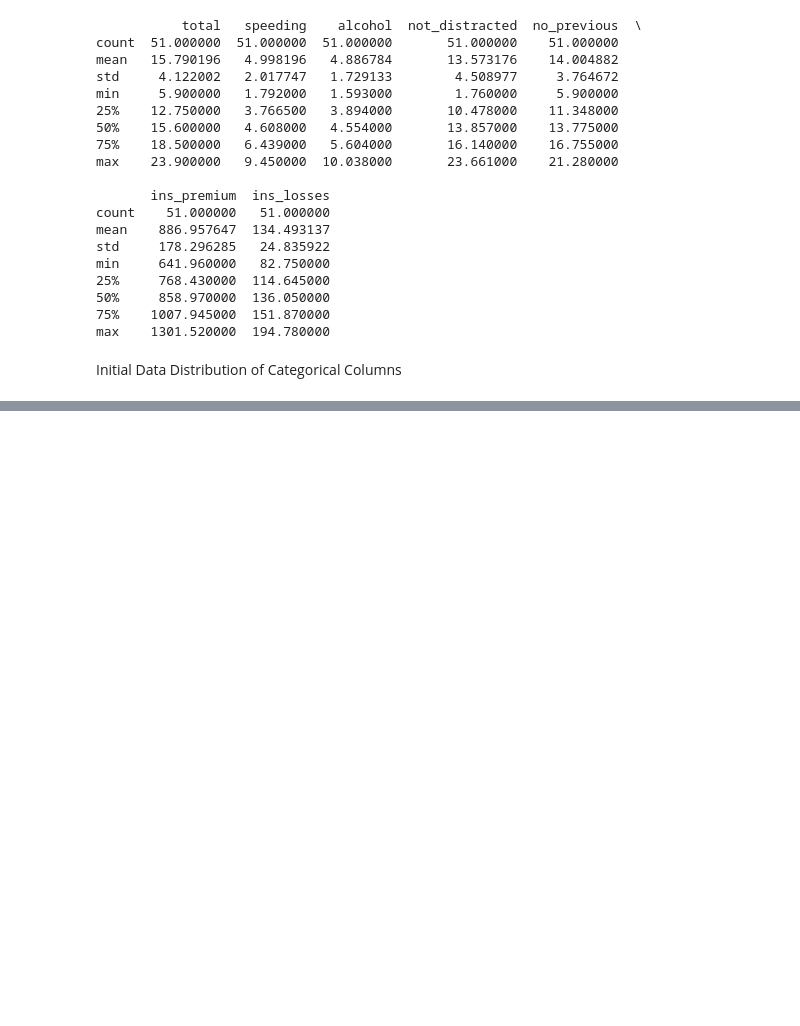
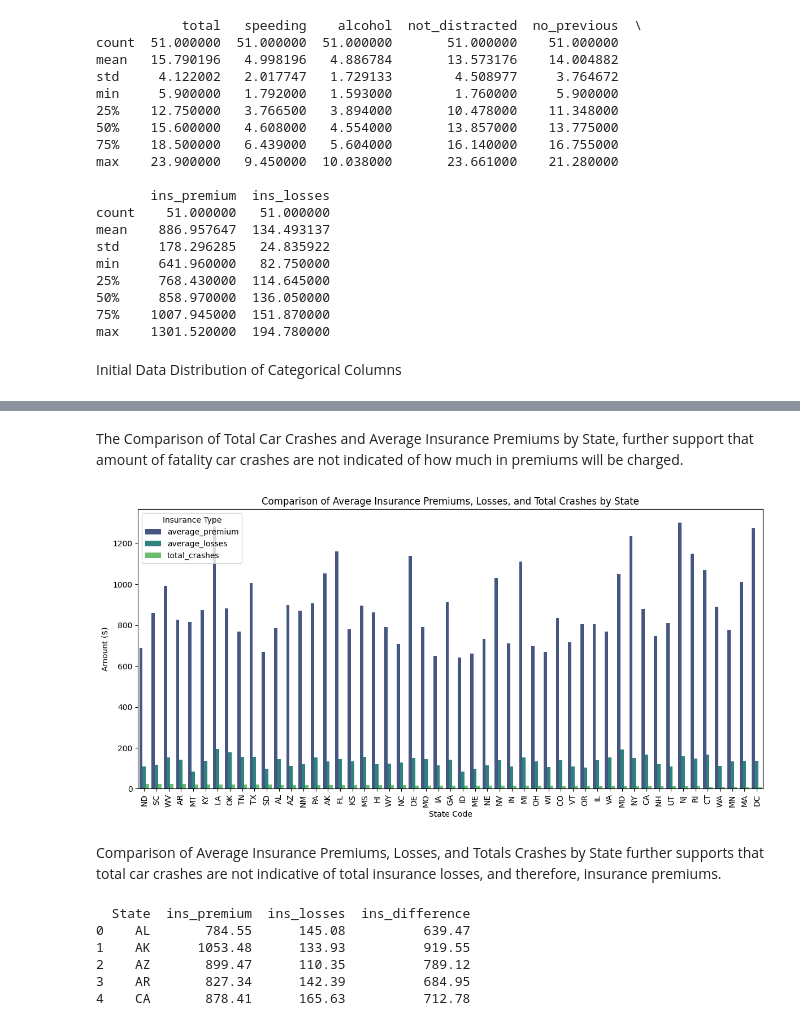
Before and after one commit to edgarsuarez9/datafun-06-eda, a Jupyter notebook: suarez_eda.ipynb, the cells around one changed output, grey strips where cells are left out. Drawn from its saved outputs; the diff is of its cells as text; code cells hidden in the pictures; blank space fills up the shorter version.

```diff
--- a/suarez_eda.ipynb
+++ b/suarez_eda.ipynb
@@ -186 +200,47 @@ plt.show()
 [figure]
+# %% [markdown]
+The Comparison of Total Car Crashes and Average Insurance Premiums by State, further support that amount of fatality car crashes are not indicated of how much in premiums will be charged.
+# %%
+# Group by 'State' to calculate average insurance premium, losses, and total crashes
+state_insurance_total = df.groupby('State').agg(
+    average_premium=('ins_premium', 'mean'),
+    average_losses=('ins_losses', 'mean'),
+    total_crashes=('total', 'sum')
+).reset_index()
+
+# Sort by total_crashes in descending order
+state_insurance_total_sorted = state_insurance_total.sort_values(by='total_crashes', ascending=False)
+
+state_insurance_total_melted = state_insurance_total_sorted.melt(
+    id_vars='State',
+    value_vars=['average_premium', 'average_losses', 'total_crashes'],
+    var_name='Insurance Type',
+    value_name='Amount'
+)
+
+plt.figure(figsize=(12, 6))
+sns.barplot(data=state_insurance_total_melted, x='State', y='Amount', hue='Insurance Type', palette='viridis')
+plt.title('Comparison of Average Insurance Premiums, Losses, and Total Crashes by State')
+plt.xlabel('State Code')
+plt.ylabel('Amount ($)')
+plt.xticks(rotation=90)
+plt.tight_layout()
+plt.legend(title='Insurance Type')
+plt.show()
+# %% [output]
+[figure, added]
+# %% [markdown]
+Comparison of Average Insurance Premiums, Losses, and Totals Crashes by State further supports that total car crashes are not indicative of total insurance losses, and therefore, insurance premiums.
+# %%
+# Calculate the insurance difference and add it to the DataFrame
+df['ins_difference'] = df['ins_premium'] - df['ins_losses']
+
+# Display the updated DataFrame with the new column
+print(df[['State', 'ins_premium', 'ins_losses', 'ins_difference']].head())
+# %% [output]
+  State  ins_premium  ins_losses  ins_difference
+0    AL       784.55      145.08          639.47
+1    AK      1053.48      133.93          919.55
+2    AZ       899.47      110.35          789.12
+3    AR       827.34      142.39          684.95
+4    CA       878.41      165.63          712.78
```
Also changed, not shown: parts of 23 cells of this notebook, 1 other file.
